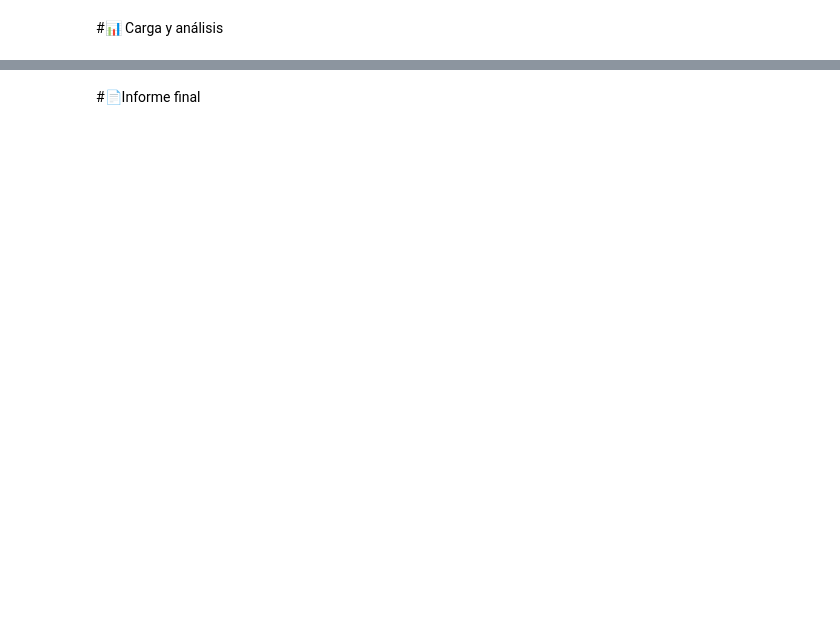
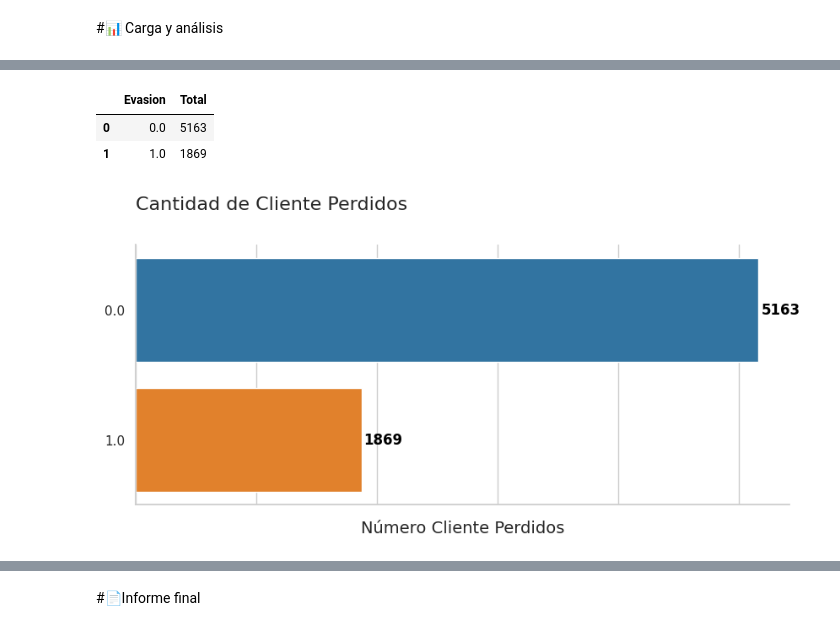
Before and after one commit to jose-luis-dev/Alura-Store, a Jupyter notebook: TelecomX_LATAM.ipynb, the cells around one changed output, grey strips where cells are left out. Drawn from its saved outputs; the diff is of its cells as text; code cells hidden in the pictures; blank space fills up the shorter version.

Commit message:
Análisis de datos

```diff
--- a/TelecomX_LATAM.ipynb
+++ b/TelecomX_LATAM.ipynb
@@ -8,0 +473,5 @@
+# %%
+# Convertir la serie a DataFrame con el nombre de la columna Explicita.
+df_datos_evasion = datos_evasion.to_frame(name='Evasion')
+
+df_datos_evasion['Evasion']
@@ -8,0 +493,3 @@
+# %%
+Evasion_total = df_datos_evasion['Evasion'].value_counts()
+Evasion_total
@@ -8,0 +502,29 @@
+# %%
+#Covertir la serie a DataFrame con nombre de la columna explicita
+df_evasion_total = Evasion_total.to_frame(name='Total').reset_index()
+df_evasion_total
+# %% [output]
+|  | Evasion | Total |
+| 0 | 0.0 | 5163 |
+| 1 | 1.0 | 1869 |
+# %%
+def generar_grafico(palette):
+  fig, ax = plt.subplots(figsize=(10, 4))
+  ax.set(xticklabels=[])
+
+  ax = sns.barplot(data=df_evasion_total, x=df_evasion_total['Total'], y=df_evasion_total['Evasion'], hue=df_evasion_total.index, orient='h', palette=palette, legend=False)
+  ax.set_title('Cantidad de Cliente Perdidos',
+                loc='left', fontsize=16, pad=30)
+  ax.set_xlabel('Número Cliente Perdidos', fontsize = 14)
+  ax.set_ylabel('')
+
+  sns.despine()
+
+  for i, j in enumerate(df_evasion_total['Total']):
+    ax.text(j+20, i, str(j), color='black', fontsize=12, fontweight='bold', ha='left', va='center')
+  plt.show()
+# %%
+sns.set_theme(style="whitegrid")
+generar_grafico('tab10')
+# %% [output]
+[figure, added]
```
Also changed, not shown: parts of 43 cells of this notebook.
